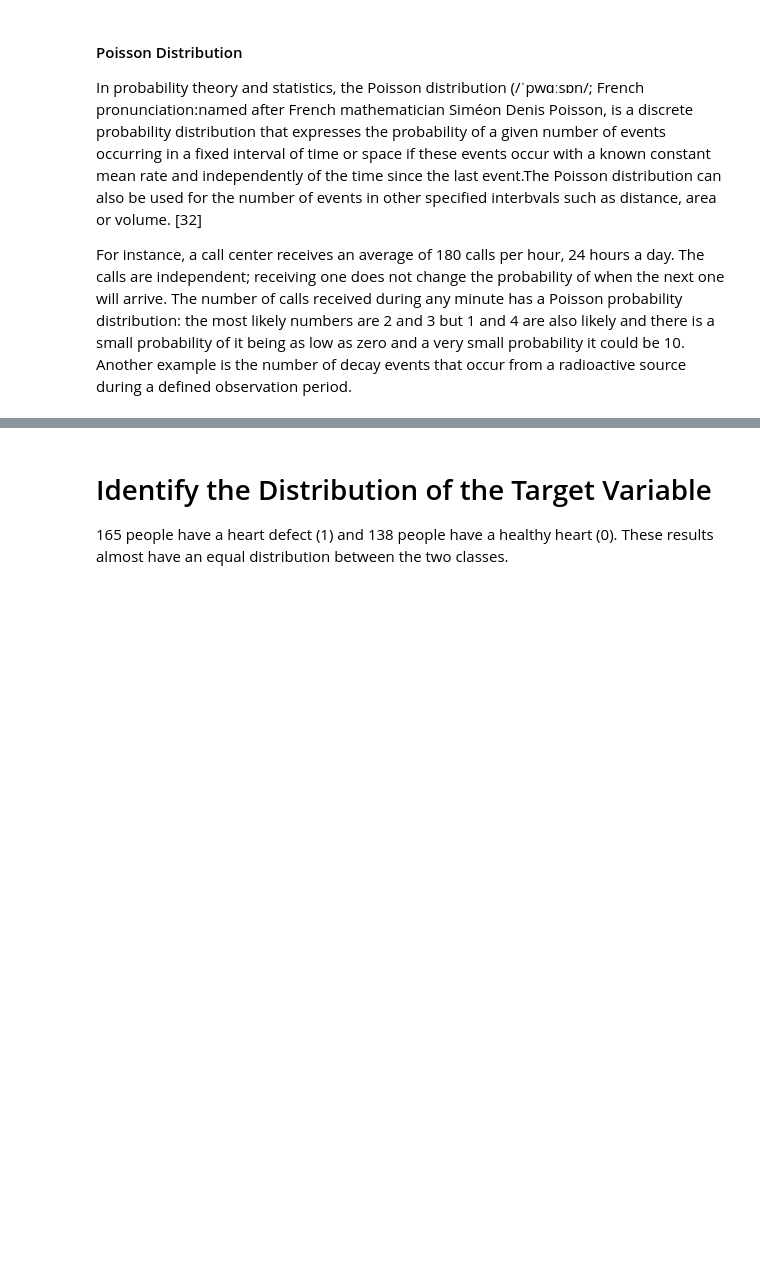
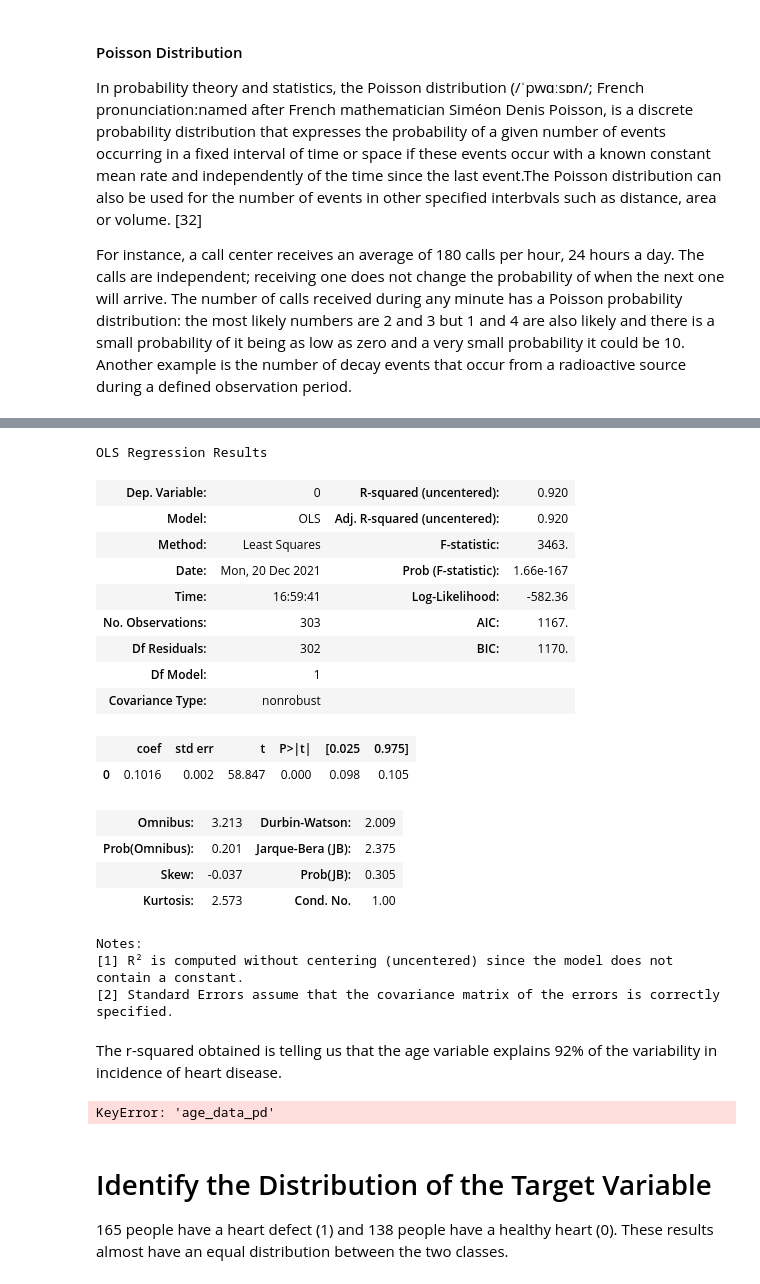
Before and after one commit to Trishmcc/Synthesised_Dataset, a Jupyter notebook: Synthesised_Dataset.ipynb, the cells around one changed output, grey strips where cells are left out. Drawn from its saved outputs; the diff is of its cells as text; code cells hidden in the pictures; blank space fills up the shorter version.

Commit message:
linear regression

```diff
--- a/Synthesised_Dataset.ipynb
+++ b/Synthesised_Dataset.ipynb
@@ -315,0 +410,11 @@ num is the target variable
+# %%
+# Run Linear Regression
+
+#df = pd.DataFrame(merge_data)
+#print(df)
+
+heart_disease_pd = pd.DataFrame(heart_disease)
+# %%
+
+age_data_pd = pd.DataFrame(age_data)
+print(age_data_pd)
@@ -316,3 +436,43 @@ num is the target variable
+# %%
+#x = sm.add_constant(x1) # adding a constant
+lm = sm.OLS(heart_disease_pd, age_data_pd).fit() # fitting the model
+
+lm.summary()
+# %% [output]
+OLS Regression Results
+| Dep. Variable: | 0 | R-squared (uncentered): | 0.920 |
+| Model: | OLS | Adj. R-squared (uncentered): | 0.920 |
+| Method: | Least Squares | F-statistic: | 3463. |
+| Date: | Mon, 20 Dec 2021 | Prob (F-statistic): | 1.66e-167 |
+| Time: | 16:59:41 | Log-Likelihood: | -582.36 |
+| No. Observations: | 303 | AIC: | 1167. |
+| Df Residuals: | 302 | BIC: | 1170. |
+| Df Model: | 1 |  |  |
+| Covariance Type: | nonrobust |  |  |
+|  | coef | std err | t | P>|t| | [0.025 | 0.975] |
+| 0 | 0.1016 | 0.002 | 58.847 | 0.000 | 0.098 | 0.105 |
+| Omnibus: | 3.213 | Durbin-Watson: | 2.009 |
+| Prob(Omnibus): | 0.201 | Jarque-Bera (JB): | 2.375 |
+| Skew: | -0.037 | Prob(JB): | 0.305 |
+| Kurtosis: | 2.573 | Cond. No. | 1.00 |
+Notes:
+[1] R² is computed without centering (uncentered) since the model does not contain a constant.
+[2] Standard Errors assume that the covariance matrix of the errors is correctly specified.
+# %% [markdown]
+The r-squared obtained is telling us that the age variable explains 92% of the variability in incidence of heart disease.
+# %%
+import seaborn as sns
+import matplotlib.pyplot as plt
+# plotting the data points
+sns.scatterplot(X=X['age_data_pd'], y=y)
+#plotting the line
+sns.lineplot(X=X['age_data_pd'],y=y_pred, color='red')
+#axes
+plt.xlim(0)
+plt.ylim(0)
+plt.show()
+# %% [output]
+KeyError: 'age_data_pd'
 # %% [markdown]
 # Identify the Distribution of the Target Variable
 
```
Also changed, not shown: parts of 15 cells of this notebook.
